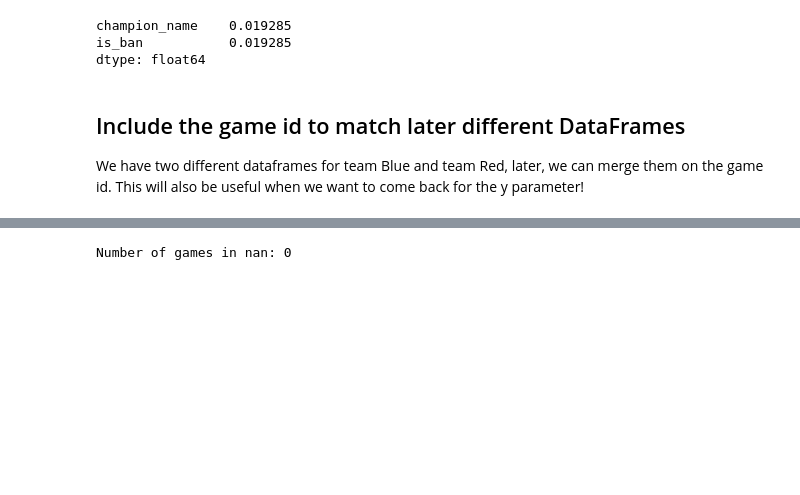
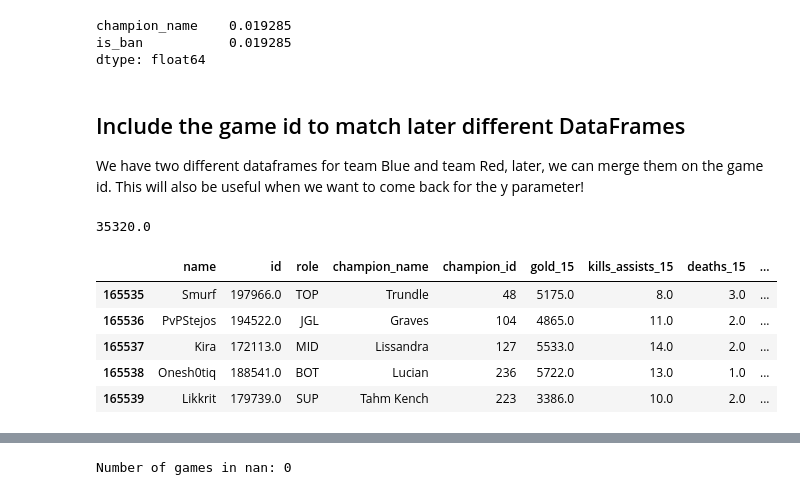
Before and after one commit to stephanyvargas/LoL_winner_predictor, a Jupyter notebook: notebooks/simple_model_Stephy.ipynb, the cells around one changed output, grey strips where cells are left out. Saved outputs shown, nothing was run; the diff lists cells and outputs as text; code cells hidden in the pictures; blank space fills up the shorter version.

```diff
--- a/notebooks/simple_model_Stephy.ipynb
+++ b/notebooks/simple_model_Stephy.ipynb
@@ -111,3 +113,15 @@ index_preproc = np.asarray([[index] * 5 for index in get_index])
 index_teams = index_preproc.reshape(len(df_normalized_teams) * 5).tolist()
 df_RED['game_id'] = index_teams
 df_BLUE['game_id'] = index_teams
+len(index_teams)/5
+# %% [output]
+35320.0
+# %%
+df_BLUE[df_BLUE['game_id'] == '2016 International Wildcard Invitational/Scoreboards/Bracket Stage_1_1']
+# %% [output]
+|  | name | id | role | champion_name | champion_id | gold_15 | kills_assists_15 | deaths_15 | ... |
+| 165535 | Smurf | 197966.0 | TOP | Trundle | 48 | 5175.0 | 8.0 | 3.0 | ... |
+| 165536 | PvPStejos | 194522.0 | JGL | Graves | 104 | 4865.0 | 11.0 | 2.0 | ... |
+| 165537 | Kira | 172113.0 | MID | Lissandra | 127 | 5533.0 | 14.0 | 2.0 | ... |
+| 165538 | Onesh0tiq | 188541.0 | BOT | Lucian | 236 | 5722.0 | 13.0 | 1.0 | ... |
+| 165539 | Likkrit | 179739.0 | SUP | Tahm Kench | 223 | 3386.0 | 10.0 | 2.0 | ... |
```
Also changed, not shown: parts of 46 cells of this notebook.
